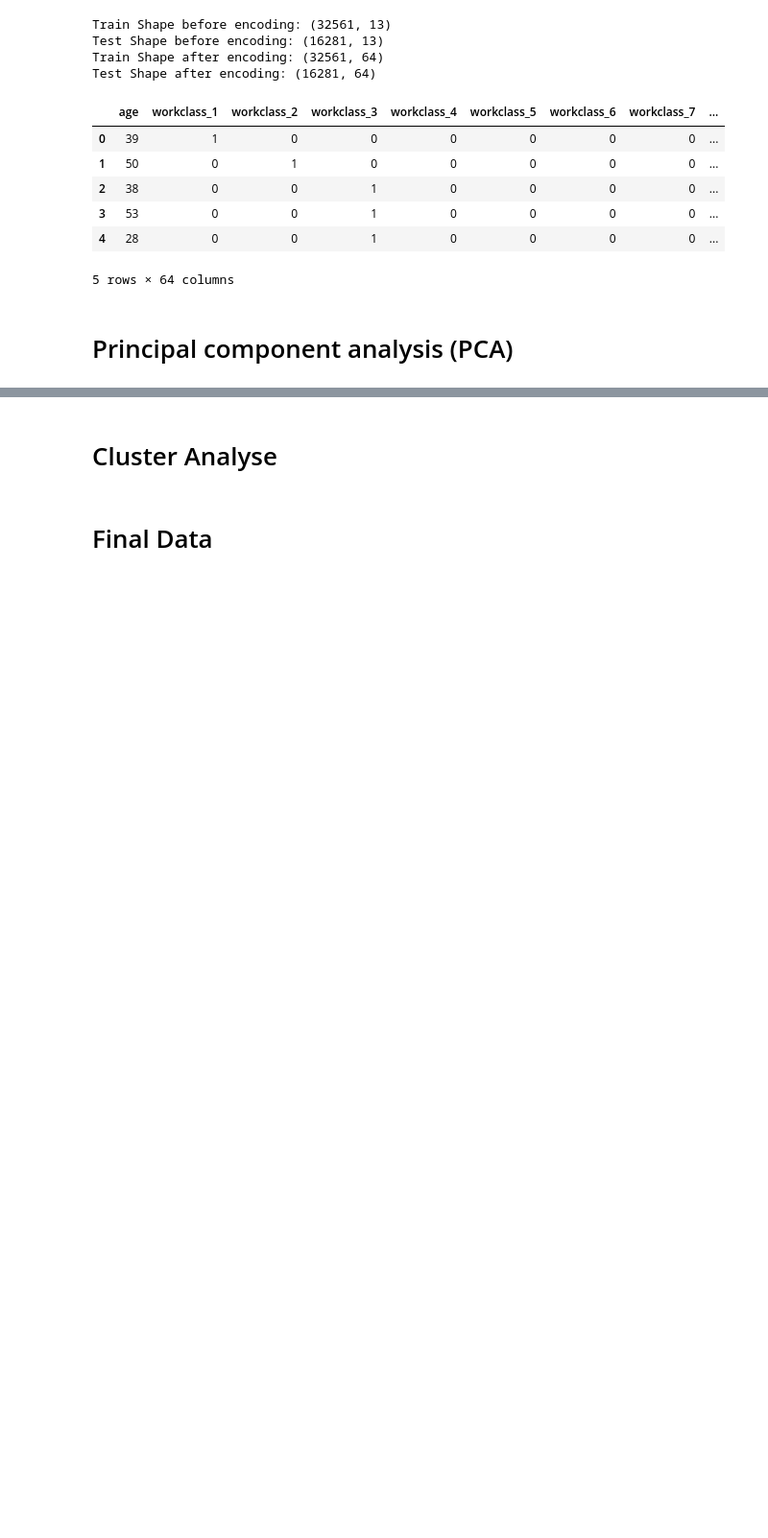
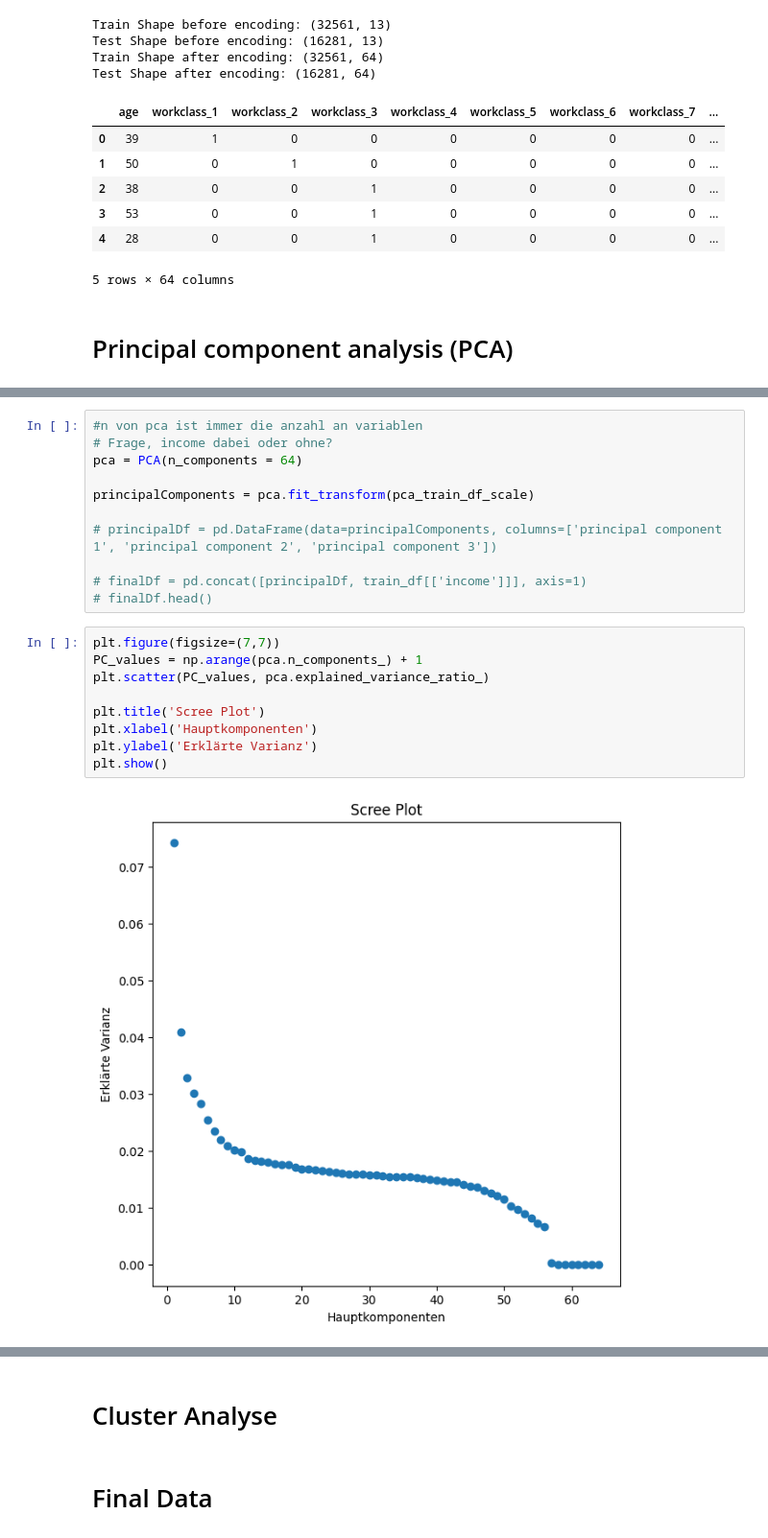
Before and after one commit to simonsymhoven/income-classification, a Jupyter notebook: income-classification.ipynb, the cells around one changed output, grey strips where cells are left out. Shown at 96% size. Saved outputs shown, nothing was run; the diff lists cells and outputs as text; blank space fills up the shorter version.

```diff
--- a/income-classification.ipynb
+++ b/income-classification.ipynb
@@ -338,0 +415,22 @@ NotFittedError: This StandardScaler instance is not fitted yet. Call 'fit' with
+# %%
+#n von pca ist immer die anzahl an variablen
+# Frage, income dabei oder ohne?
+pca = PCA(n_components = 64)
+
+principalComponents = pca.fit_transform(pca_train_df_scale)
+
+# principalDf = pd.DataFrame(data=principalComponents, columns=['principal component 1', 'principal component 2', 'principal component 3'])
+
+# finalDf = pd.concat([principalDf, train_df[['income']]], axis=1)
+# finalDf.head()
+# %%
+plt.figure(figsize=(7,7))
+PC_values = np.arange(pca.n_components_) + 1
+plt.scatter(PC_values, pca.explained_variance_ratio_)
+
+plt.title('Scree Plot')
+plt.xlabel('Hauptkomponenten')
+plt.ylabel('Erklärte Varianz')
+plt.show()
+# %% [output]
+[figure, added]
```
Also changed, not shown: parts of 14 cells of this notebook.
